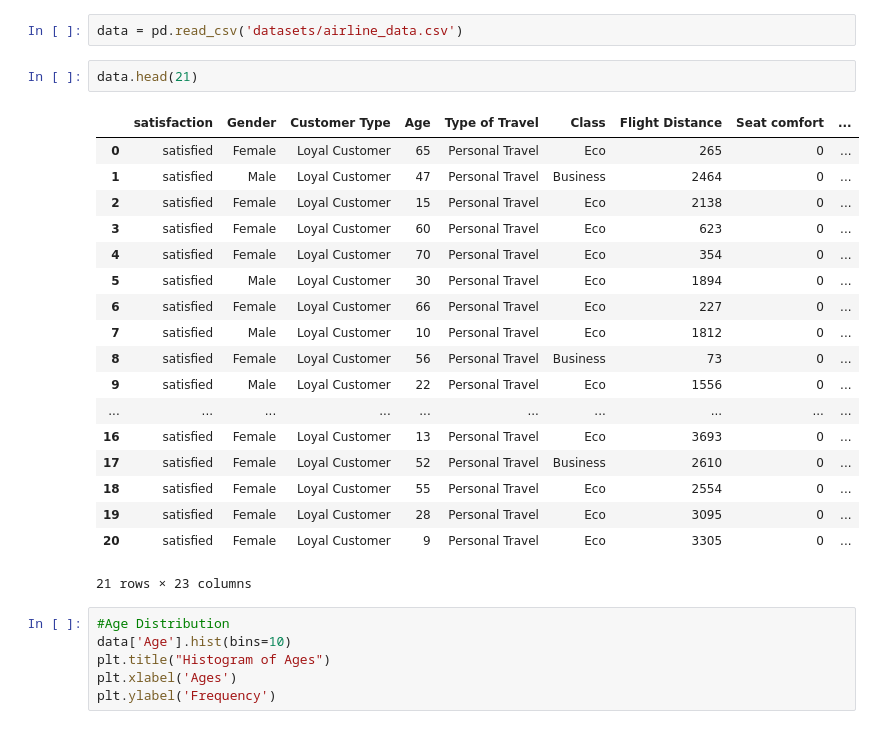
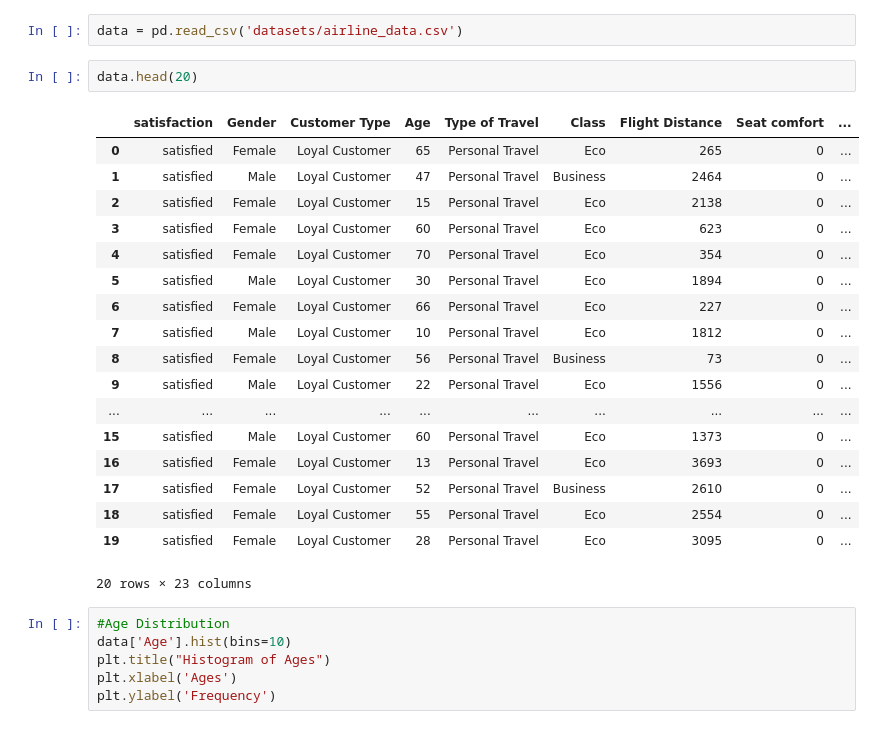
Before and after one commit to lotlouischoitslab/Airline_Satisfaction, a Jupyter notebook: airline_satisfication.ipynb, the cells around one changed output. Saved outputs shown, nothing was run; the diff lists cells and outputs as text.

```diff
--- a/airline_satisfication.ipynb
+++ b/airline_satisfication.ipynb
@@ -38,26 +38,26 @@ from sklearn.metrics import confusion_matrix, precision_score, recall_score, pre
 # %%
 data = pd.read_csv('datasets/airline_data.csv')
 # %%
-data.head(21)
+data.head(20)
 # %% [output]
 |  | satisfaction | Gender | Customer Type | Age | Type of Travel | Class | Flight Distance | Seat comfort | ... |
 | 0 | satisfied | Female | Loyal Customer | 65 | Personal Travel | Eco | 265 | 0 | ... |
 | 1 | satisfied | Male | Loyal Customer | 47 | Personal Travel | Business | 2464 | 0 | ... |
 | 2 | satisfied | Female | Loyal Customer | 15 | Personal Travel | Eco | 2138 | 0 | ... |
 | 3 | satisfied | Female | Loyal Customer | 60 | Personal Travel | Eco | 623 | 0 | ... |
 | 4 | satisfied | Female | Loyal Customer | 70 | Personal Travel | Eco | 354 | 0 | ... |
 | 5 | satisfied | Male | Loyal Customer | 30 | Personal Travel | Eco | 1894 | 0 | ... |
 | 6 | satisfied | Female | Loyal Customer | 66 | Personal Travel | Eco | 227 | 0 | ... |
 | 7 | satisfied | Male | Loyal Customer | 10 | Personal Travel | Eco | 1812 | 0 | ... |
 | 8 | satisfied | Female | Loyal Customer | 56 | Personal Travel | Business | 73 | 0 | ... |
 | 9 | satisfied | Male | Loyal Customer | 22 | Personal Travel | Eco | 1556 | 0 | ... |
 | ... | ... | ... | ... | ... | ... | ... | ... | ... | ... |
+| 15 | satisfied | Male | Loyal Customer | 60 | Personal Travel | Eco | 1373 | 0 | ... |
 | 16 | satisfied | Female | Loyal Customer | 13 | Personal Travel | Eco | 3693 | 0 | ... |
 | 17 | satisfied | Female | Loyal Customer | 52 | Personal Travel | Business | 2610 | 0 | ... |
 | 18 | satisfied | Female | Loyal Customer | 55 | Personal Travel | Eco | 2554 | 0 | ... |
 | 19 | satisfied | Female | Loyal Customer | 28 | Personal Travel | Eco | 3095 | 0 | ... |
-| 20 | satisfied | Female | Loyal Customer | 9 | Personal Travel | Eco | 3305 | 0 | ... |
-21 rows × 23 columns
+20 rows × 23 columns
 # %%
 #Age Distribution
 data['Age'].hist(bins=10)
```
Also changed, not shown: 1 other file.
